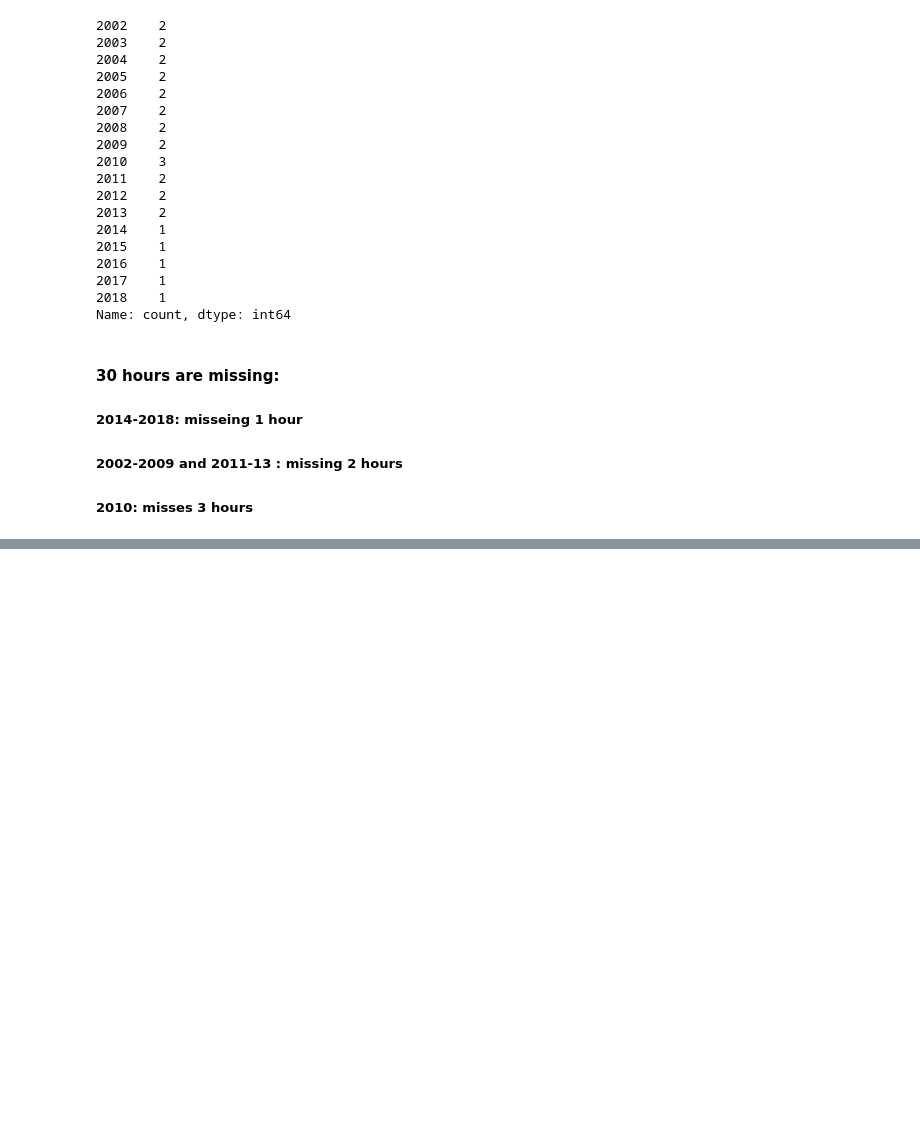
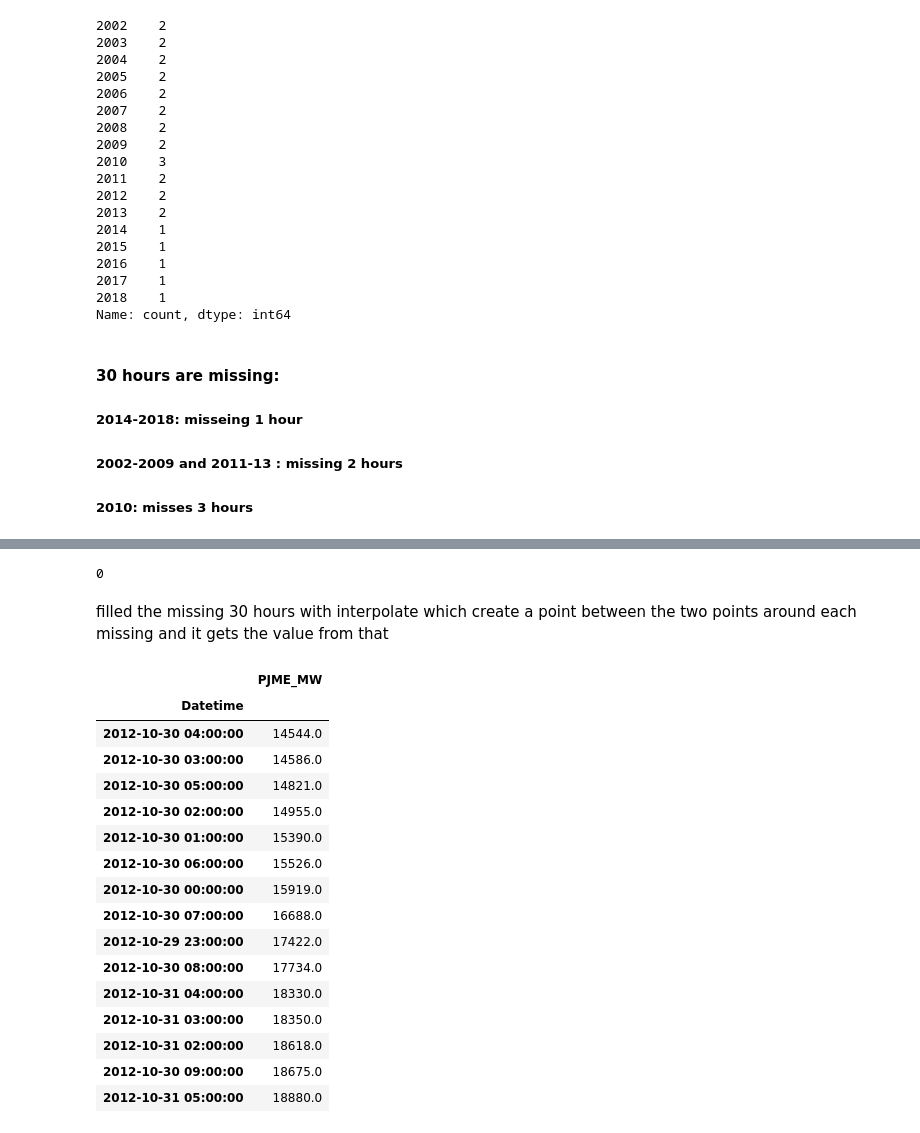
Before and after one commit to youssef-boudouar/GridHorizon, a Jupyter notebook: notebooks/gridHorizon.ipynb, the cells around one changed output, grey strips where cells are left out. Drawn from its saved outputs; the diff is of its cells as text; code cells hidden in the pictures; blank space fills up the shorter version.

```diff
--- a/notebooks/gridHorizon.ipynb
+++ b/notebooks/gridHorizon.ipynb
@@ -119,0 +174,26 @@ Name: count, dtype: int64
+# %%
+print(df["PJME_MW"].isna().sum())
+# %% [output]
+0
+# %% [markdown]
+filled the missing 30 hours with interpolate which create a point between the two points around each missing and it gets the value from that
+# %%
+df.nsmallest(15, "PJME_MW")
+# %% [output]
+|  | PJME_MW |
+| Datetime |  |
+| 2012-10-30 04:00:00 | 14544.0 |
+| 2012-10-30 03:00:00 | 14586.0 |
+| 2012-10-30 05:00:00 | 14821.0 |
+| 2012-10-30 02:00:00 | 14955.0 |
+| 2012-10-30 01:00:00 | 15390.0 |
+| 2012-10-30 06:00:00 | 15526.0 |
+| 2012-10-30 00:00:00 | 15919.0 |
+| 2012-10-30 07:00:00 | 16688.0 |
+| 2012-10-29 23:00:00 | 17422.0 |
+| 2012-10-30 08:00:00 | 17734.0 |
+| 2012-10-31 04:00:00 | 18330.0 |
+| 2012-10-31 03:00:00 | 18350.0 |
+| 2012-10-31 02:00:00 | 18618.0 |
+| 2012-10-30 09:00:00 | 18675.0 |
+| 2012-10-31 05:00:00 | 18880.0 |
```
Also changed, not shown: parts of 17 cells of this notebook.
